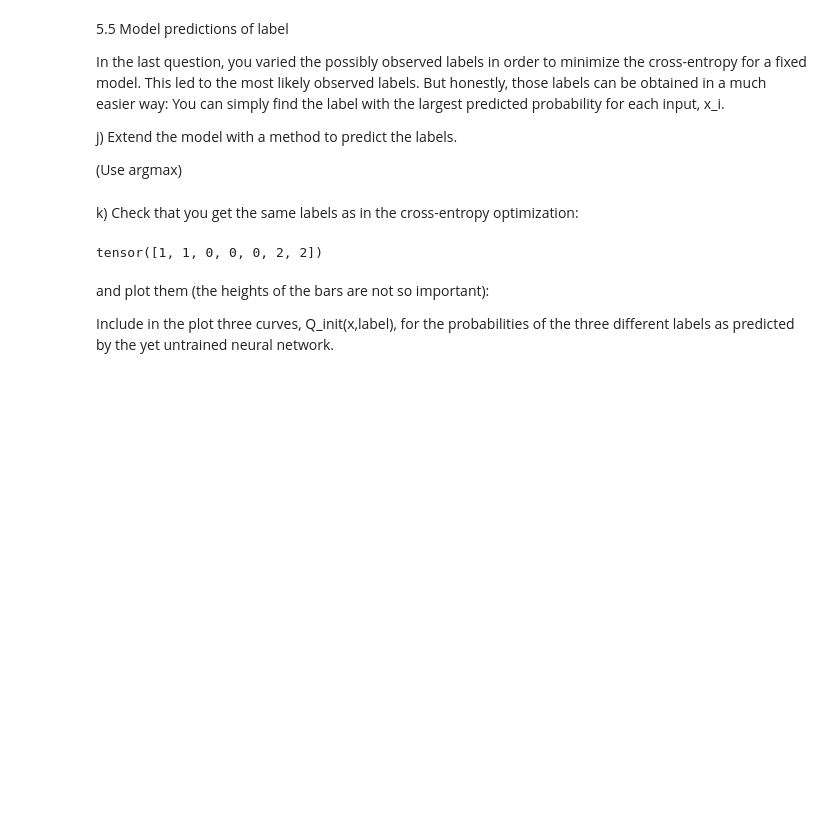
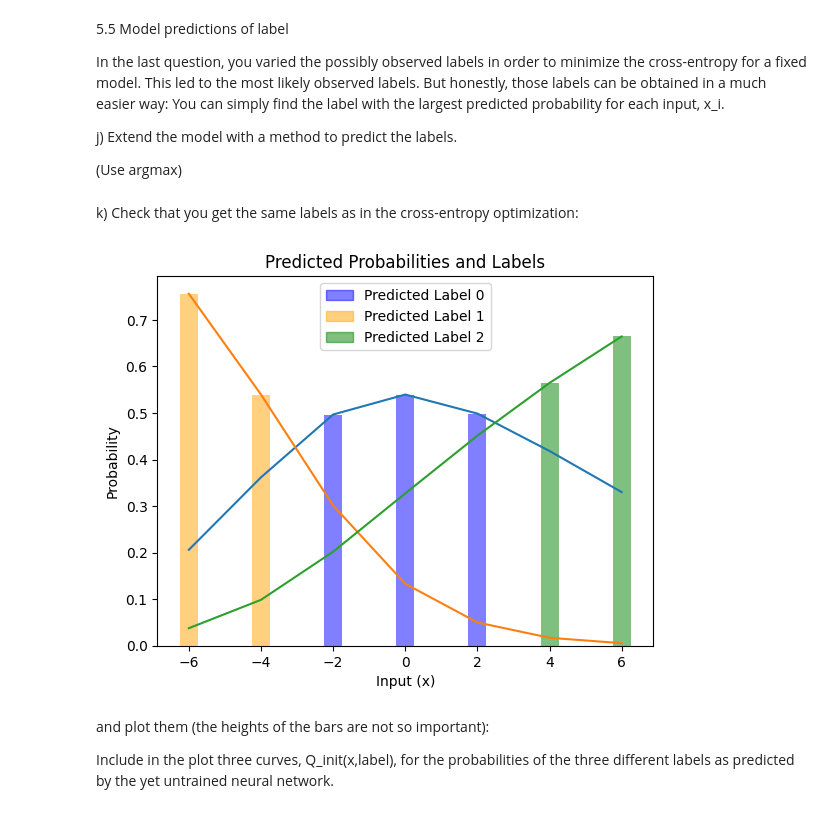
Before and after one commit to Justusperthes/Comphy, a Jupyter notebook: w11/classification.ipynb, the cells around one changed output. Drawn from its saved outputs; the diff is of its cells as text; code cells hidden in the pictures; blank space fills up the shorter version.

```diff
--- a/w11/classification.ipynb
+++ b/w11/classification.ipynb
@@ -279,10 +293,51 @@ def predict_label(self, x):
 setattr(LinModel, "predict_label", predict_label) # attaching the new function to the LinModel class
 # %% [markdown]
 k) Check that you get the same labels as in the cross-entropy optimization:
-# %%
-model.predict_label(test_P)
-# %% [output]
-tensor([1, 1, 0, 0, 0, 2, 2])
+# %%
+import matplotlib.pyplot as plt
+import torch
+import numpy as np
+
+# Test data (inputs)
+test_P = torch.tensor([[-6.0], [-4.0], [-2.0], [0.0], [2.0], [4.0], [6.0]])
+
+# Get logits and probabilities from the model
+logits = model(test_P)
+probabilities = torch.softmax(logits, dim=1)  # Compute probabilities
+predicted_labels = model.predict_label(test_P)  # Predicted labels
+
+# Convert tensors to NumPy arrays for plotting
+x = test_P.numpy().flatten()  # Inputs (x-axis values)
+probabilities_np = probabilities.detach().numpy()  # Probabilities
+predicted_labels_np = predicted_labels.numpy()  # Predicted labels
+
+# Plot probability curves for each class
+for class_idx in range(probabilities_np.shape[1]):
+    plt.plot(x, probabilities_np[:, class_idx], label=f"Q_init(x, {class_idx})")
+
+# Add bars for probabilities of predicted labels
+colors = ['blue', 'orange', 'green']  # Colors for the classes
+for i, x_val in enumerate(x):
+    # Get the predicted label and its probability
+    predicted_label = predicted_labels_np[i]
+    probability = probabilities_np[i, predicted_label]
+    # Plot a bar with the corresponding class color
+    plt.bar(x_val, probability, width=0.5, alpha=0.5, color=colors[predicted_label])
+
+# Add legend entries for bars
+handles = [
+    plt.Rectangle((0, 0), 1, 1, color=color, alpha=0.5, label=f"Predicted Label {class_idx}")
+    for class_idx, color in enumerate(colors)
+]
+plt.legend(handles=handles)
+
+# Add labels and title
+plt.xlabel("Input (x)")
+plt.ylabel("Probability")
+plt.title("Predicted Probabilities and Labels")
+plt.show()
+# %% [output]
+[figure, added]
 # %% [markdown]
 and plot them (the heights of the bars are not so important):
 
```
Also changed, not shown: parts of 8 cells of this notebook.
